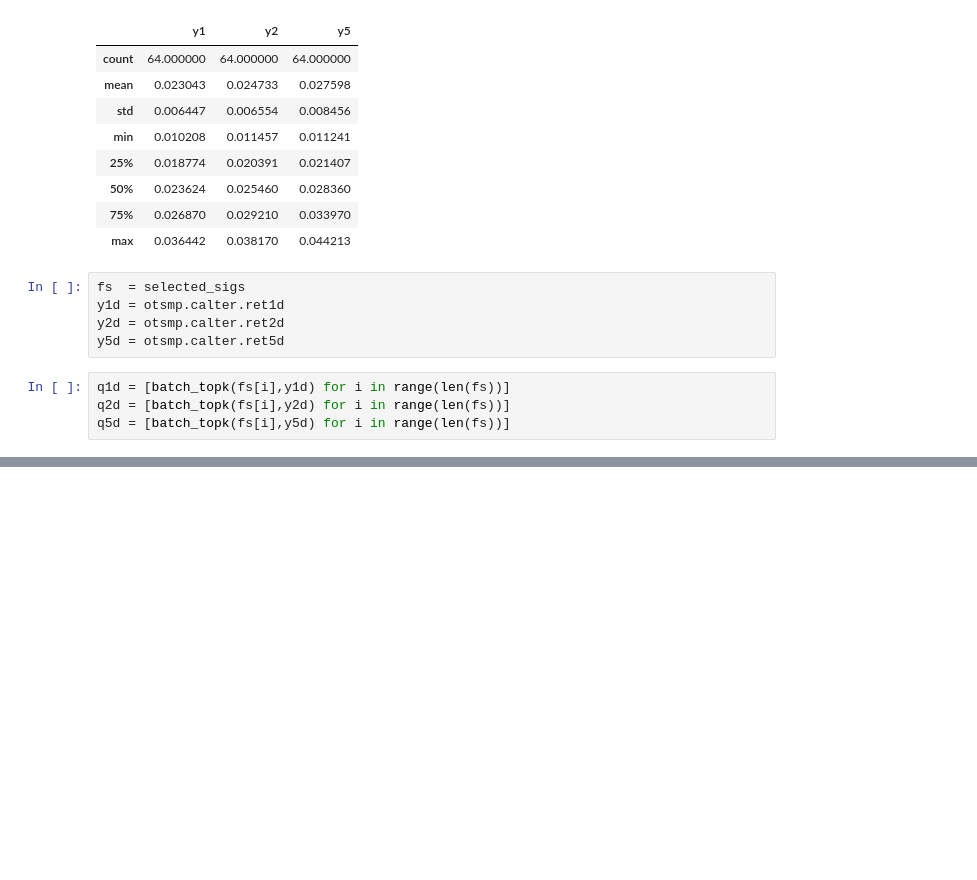
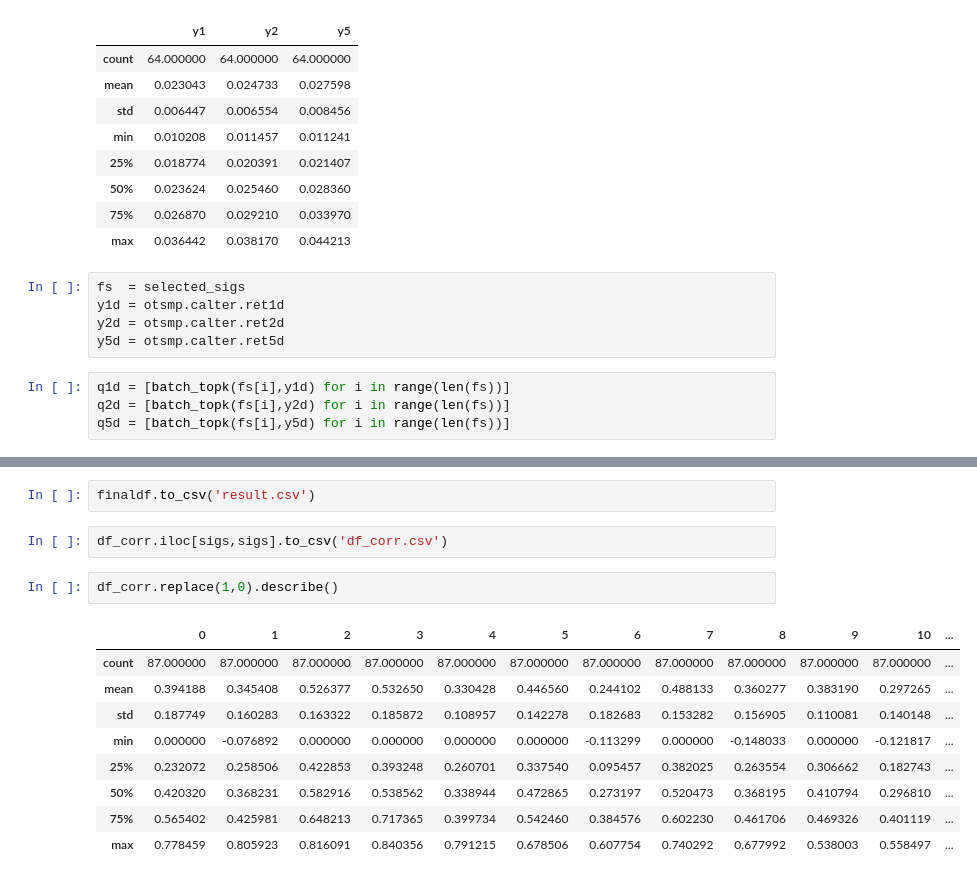
Before and after one commit to ZedRover/alphagen, a Jupyter notebook: test_backtest.ipynb, the cells around one changed output, grey strips where cells are left out. Cells and saved outputs as stored; diff of their text form; blank space fills up the shorter version.

```diff
--- a/test_backtest.ipynb
+++ b/test_backtest.ipynb
@@ -156,0 +181,16 @@ len(fs)
+# %%
+finaldf.to_csv('result.csv')
+# %%
+df_corr.iloc[sigs,sigs].to_csv('df_corr.csv')
+# %%
+df_corr.replace(1,0).describe()
+# %% [output]
+|  | 0 | 1 | 2 | 3 | 4 | 5 | 6 | 7 | 8 | 9 | 10 | ... |
+| count | 87.000000 | 87.000000 | 87.000000 | 87.000000 | 87.000000 | 87.000000 | 87.000000 | 87.000000 | 87.000000 | 87.000000 | 87.000000 | ... |
+| mean | 0.394188 | 0.345408 | 0.526377 | 0.532650 | 0.330428 | 0.446560 | 0.244102 | 0.488133 | 0.360277 | 0.383190 | 0.297265 | ... |
+| std | 0.187749 | 0.160283 | 0.163322 | 0.185872 | 0.108957 | 0.142278 | 0.182683 | 0.153282 | 0.156905 | 0.110081 | 0.140148 | ... |
+| min | 0.000000 | -0.076892 | 0.000000 | 0.000000 | 0.000000 | 0.000000 | -0.113299 | 0.000000 | -0.148033 | 0.000000 | -0.121817 | ... |
+| 25% | 0.232072 | 0.258506 | 0.422853 | 0.393248 | 0.260701 | 0.337540 | 0.095457 | 0.382025 | 0.263554 | 0.306662 | 0.182743 | ... |
+| 50% | 0.420320 | 0.368231 | 0.582916 | 0.538562 | 0.338944 | 0.472865 | 0.273197 | 0.520473 | 0.368195 | 0.410794 | 0.296810 | ... |
+| 75% | 0.565402 | 0.425981 | 0.648213 | 0.717365 | 0.399734 | 0.542460 | 0.384576 | 0.602230 | 0.461706 | 0.469326 | 0.401119 | ... |
+| max | 0.778459 | 0.805923 | 0.816091 | 0.840356 | 0.791215 | 0.678506 | 0.607754 | 0.740292 | 0.677992 | 0.538003 | 0.558497 | ... |
```
Also changed, not shown: parts of 4 cells of this notebook, 5 other files.
